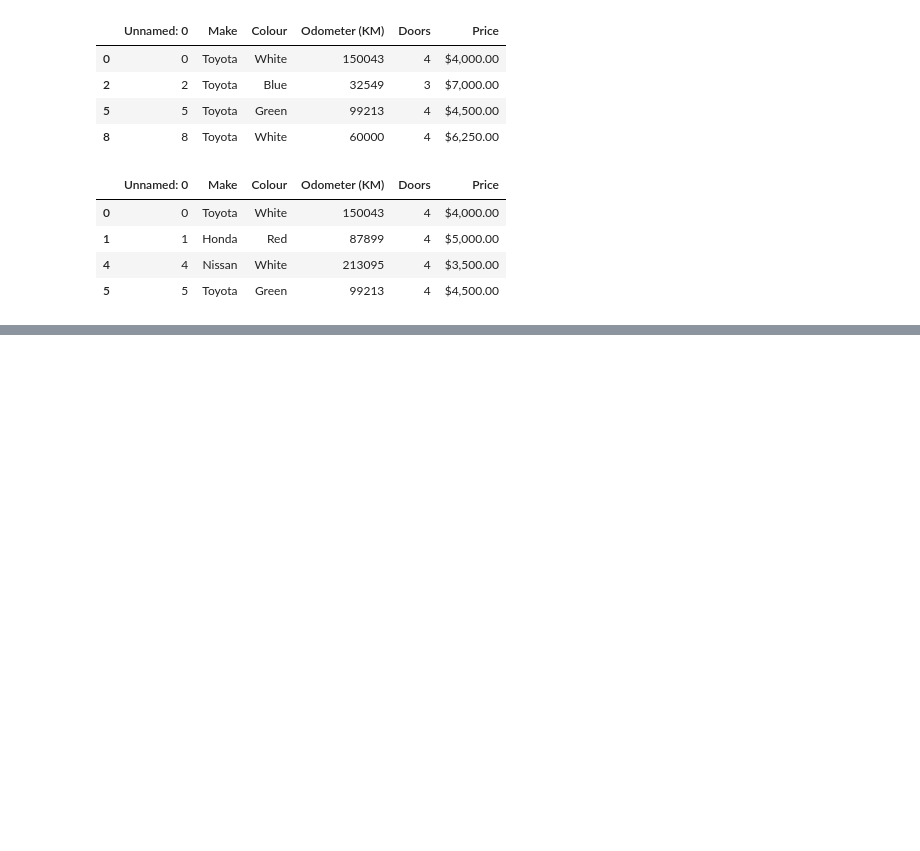
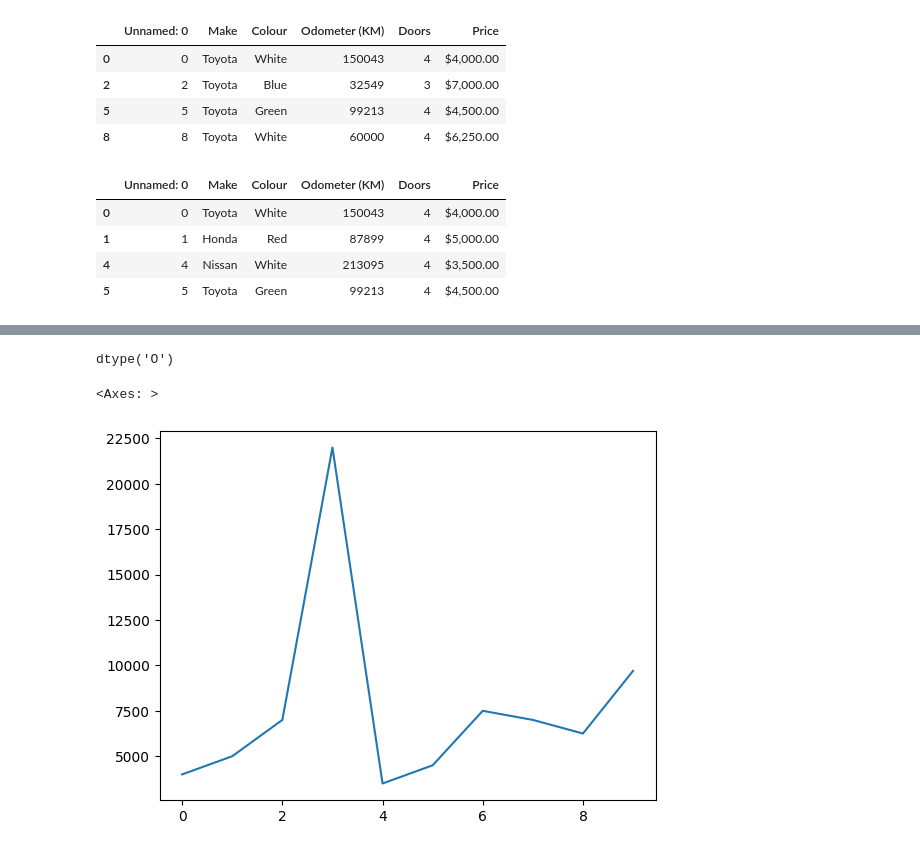
Before and after one commit to Ajay051839/ML-Sample-project, a Jupyter notebook: introduction-to-pandas.ipynb, the cells around one changed output, grey strips where cells are left out. Drawn from its saved outputs; the diff is of its cells as text; code cells hidden in the pictures; blank space fills up the shorter version.

```diff
--- a/introduction-to-pandas.ipynb
+++ b/introduction-to-pandas.ipynb
@@ -396,0 +482,11 @@ car_data[car_data["Odometer (KM)"]>80000]
+# %%
+car_data["Price"].dtype
+# %% [output]
+dtype('O')
+# %%
+car_data["Price"] = car_data["Price"].str.replace('[\$\,]|\.\d*', '', regex=True).astype(int)
+# %%
+car_data["Price"].plot()
+# %% [output]
+<Axes: >
+[figure, added]
```
Also changed, not shown: parts of 30 cells of this notebook.
